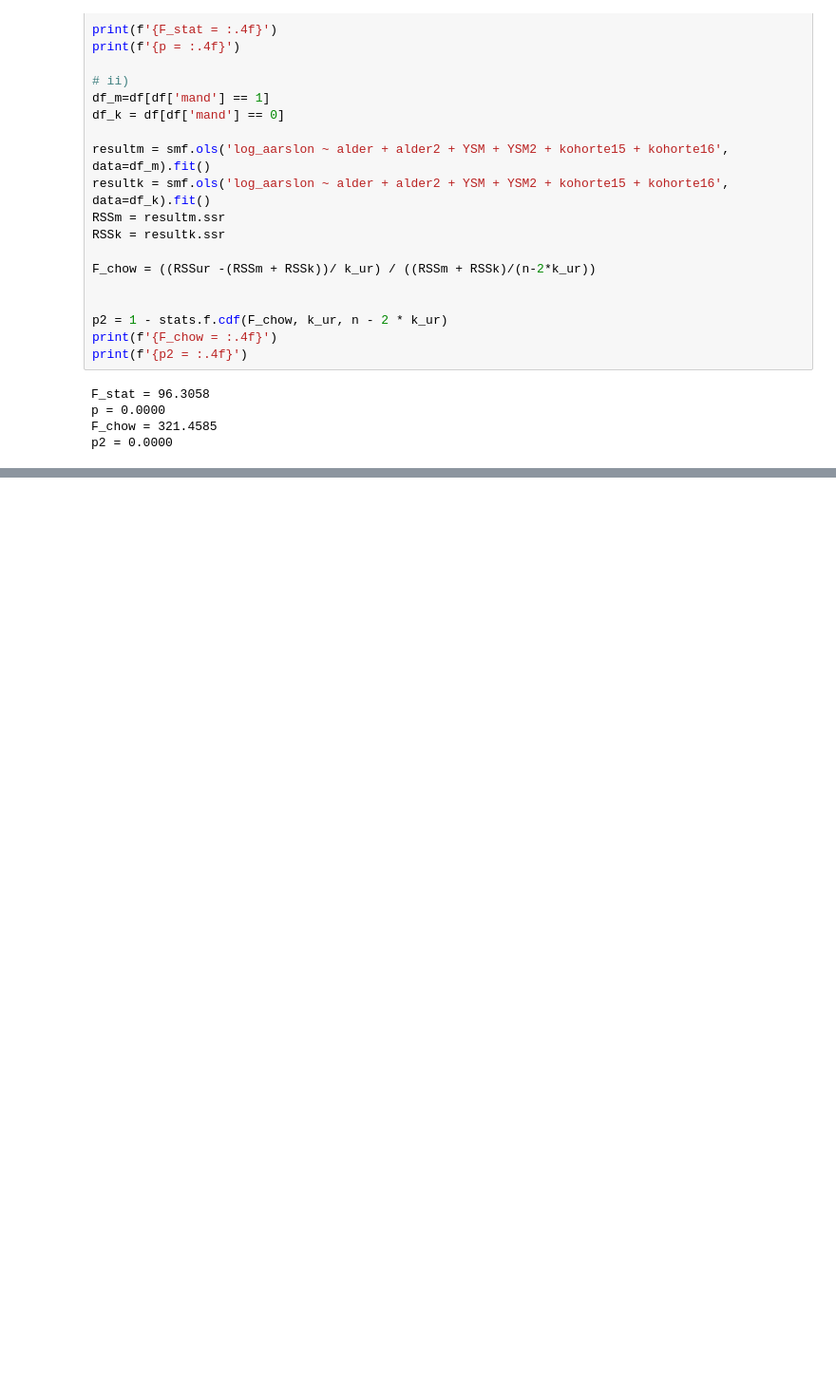
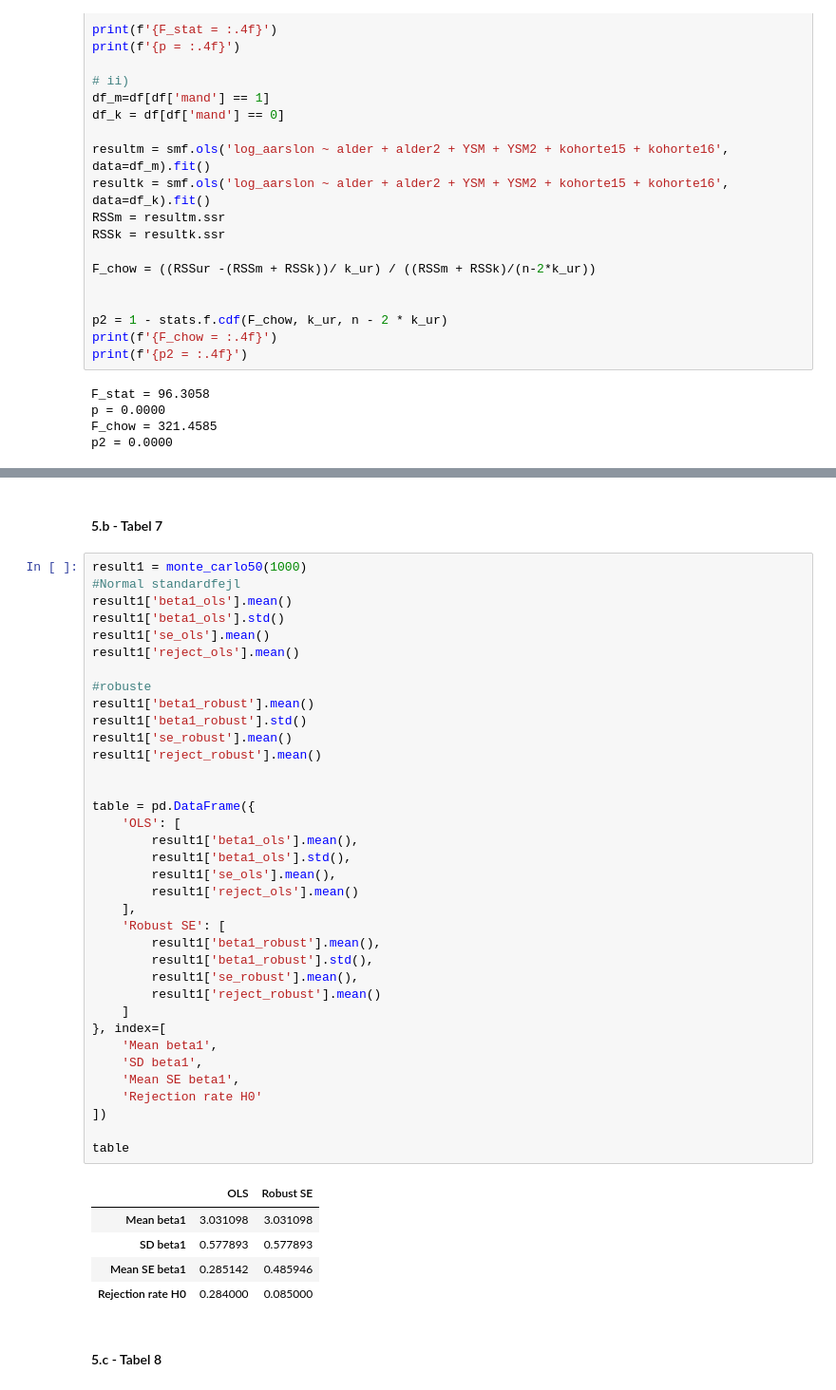
Before and after one commit to Nskoularsen/EconometricsA, a Jupyter notebook: 3_assignments/A2/A2.ipynb, the cells around one changed output, grey strips where cells are left out. Shown at 95% size. Cells and saved outputs as stored; diff of their text form; blank space fills up the shorter version.

```diff
--- a/3_assignments/A2/A2.ipynb
+++ b/3_assignments/A2/A2.ipynb
@@ -307,0 +436,46 @@ strong multicollinearity or other numerical problems.
+# %% [markdown]
+#### 5.b - Tabel 7
+# %%
+result1 = monte_carlo50(1000)
+#Normal standardfejl
+result1['beta1_ols'].mean()
+result1['beta1_ols'].std()
+result1['se_ols'].mean()
+result1['reject_ols'].mean()
+
+#robuste
+result1['beta1_robust'].mean()
+result1['beta1_robust'].std()
+result1['se_robust'].mean()
+result1['reject_robust'].mean()
+
+
+table = pd.DataFrame({
+    'OLS': [
+        result1['beta1_ols'].mean(),
+        result1['beta1_ols'].std(),
+        result1['se_ols'].mean(),
+        result1['reject_ols'].mean()
+    ],
+    'Robust SE': [
+        result1['beta1_robust'].mean(),
+        result1['beta1_robust'].std(),
+        result1['se_robust'].mean(),
+        result1['reject_robust'].mean()
+    ]
+}, index=[
+    'Mean beta1',
+    'SD beta1',
+    'Mean SE beta1',
+    'Rejection rate H0'
+])
+
+table
+# %% [output]
+|  | OLS | Robust SE |
+| Mean beta1 | 3.031098 | 3.031098 |
+| SD beta1 | 0.577893 | 0.577893 |
+| Mean SE beta1 | 0.285142 | 0.485946 |
+| Rejection rate H0 | 0.284000 | 0.085000 |
+# %% [markdown]
+#### 5.c - Tabel 8
```
Also changed, not shown: parts of 25 cells of this notebook, 3 other files.
